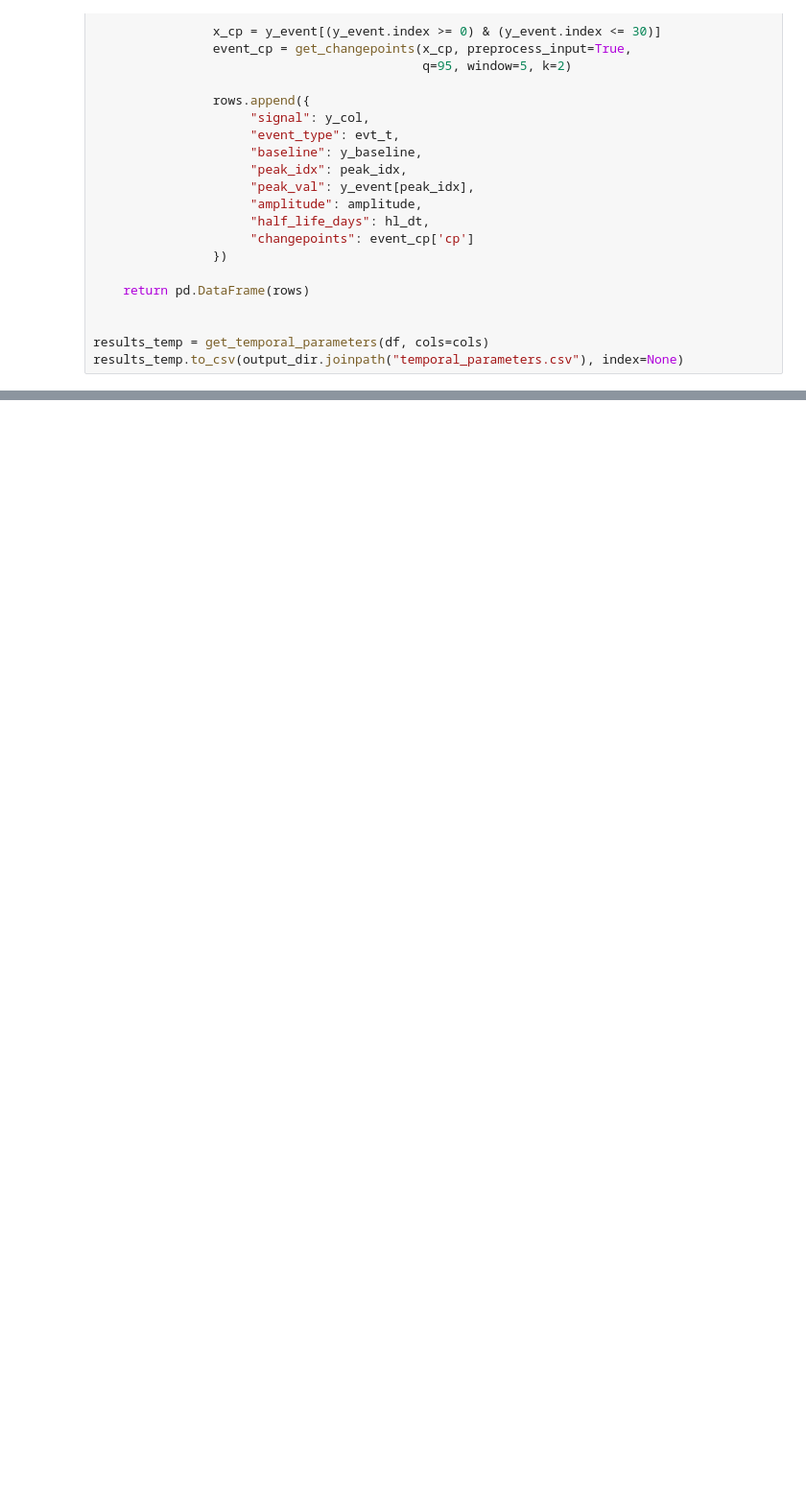
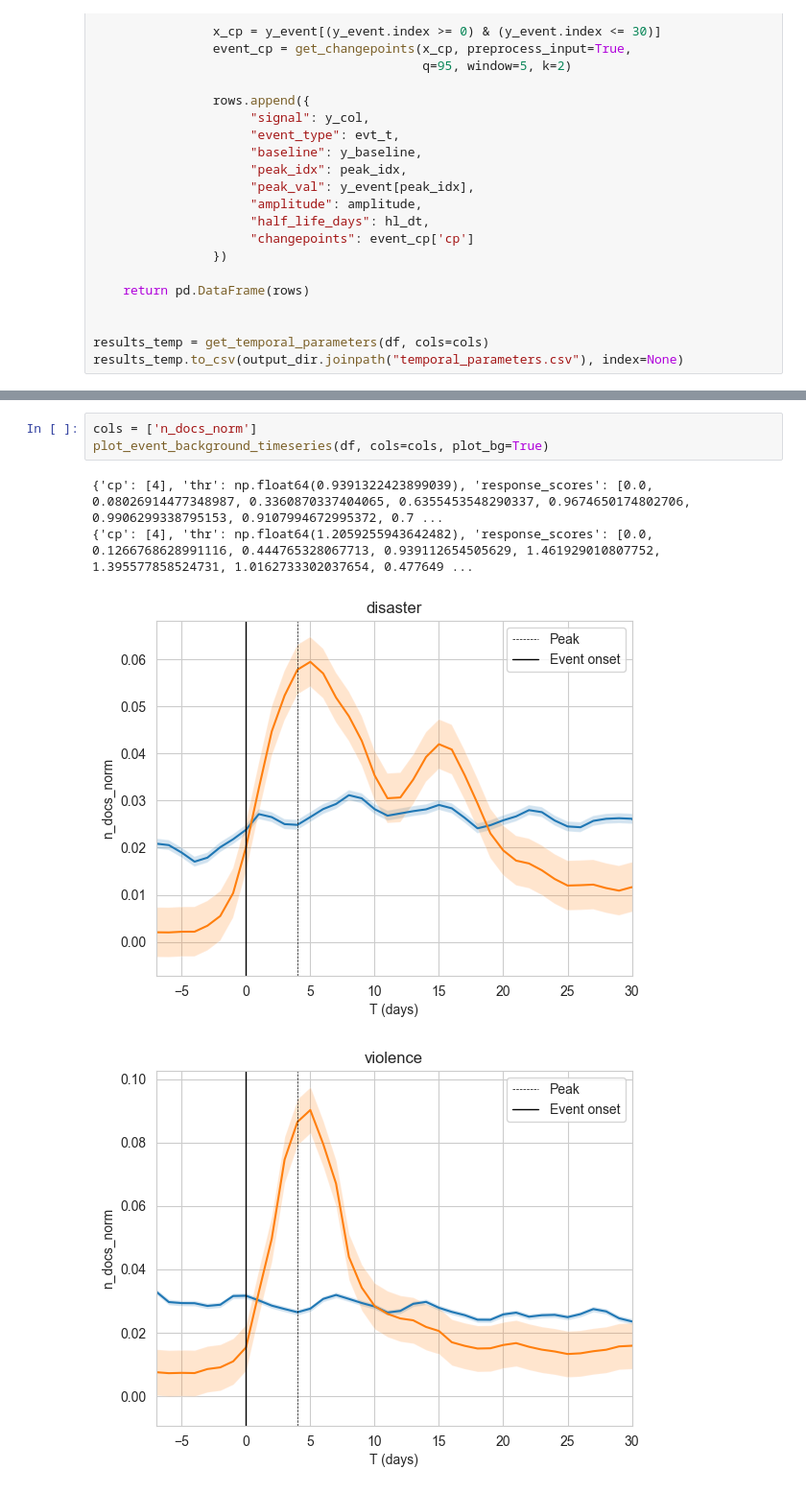
Before and after one commit to elugos/HSMS_LUGOS, a Jupyter notebook: temporal_analysis_daily.ipynb, the cells around one changed output, grey strips where cells are left out. Shown at 96% size. Cells and saved outputs as stored; diff of their text form; blank space fills up the shorter version.

```diff
--- a/temporal_analysis_daily.ipynb
+++ b/temporal_analysis_daily.ipynb
@@ -302 +305,9 @@ plot_event_background_timeseries(df, cols=cols)
 ... (3 outputs left out)
+# %%
+cols = ['n_docs_norm']
+plot_event_background_timeseries(df, cols=cols, plot_bg=True)
+# %% [output]
+{'cp': [4], 'thr': np.float64(0.9391322423899039), 'response_scores': [0.0, 0.08026914477348987, 0.3360870337404065, 0.6355453548290337, 0.9674650174802706, 0.9906299338795153, 0.9107994672995372, 0.7 ...
+{'cp': [4], 'thr': np.float64(1.2059255943642482), 'response_scores': [0.0, 0.1266768628991116, 0.444765328067713, 0.939112654505629, 1.461929010807752, 1.395577858524731, 1.0162733302037654, 0.477649 ...
+[figure, added]
+[figure, added]
```
Also changed, not shown: parts of 4 cells of this notebook, 3 other files.
